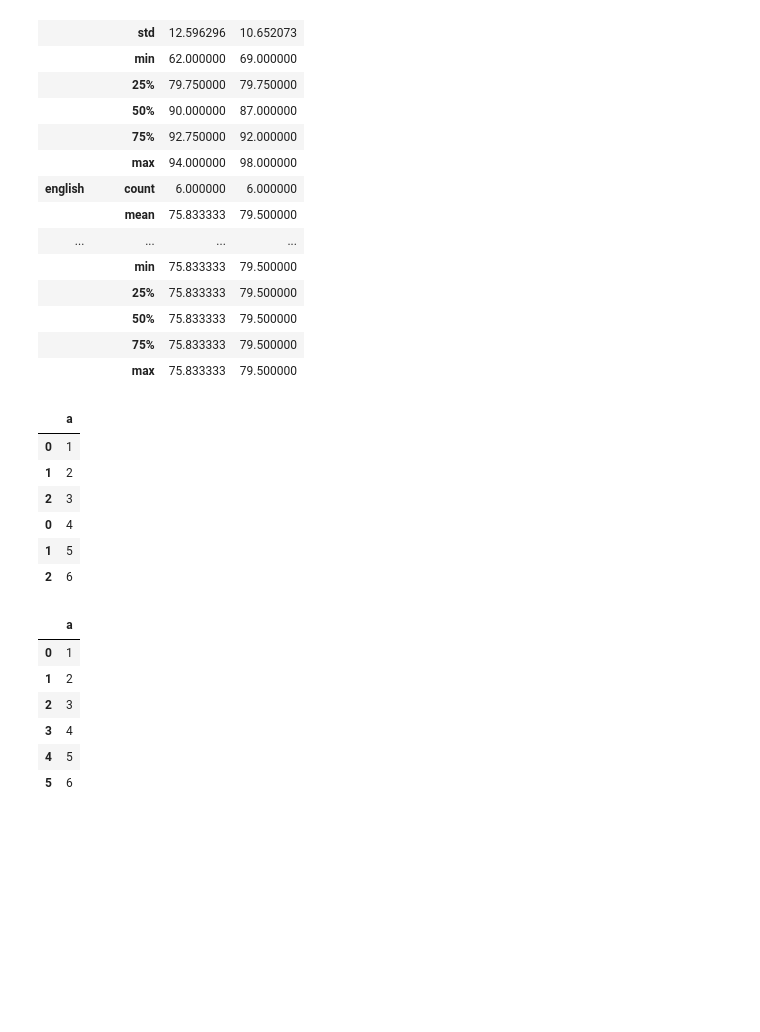
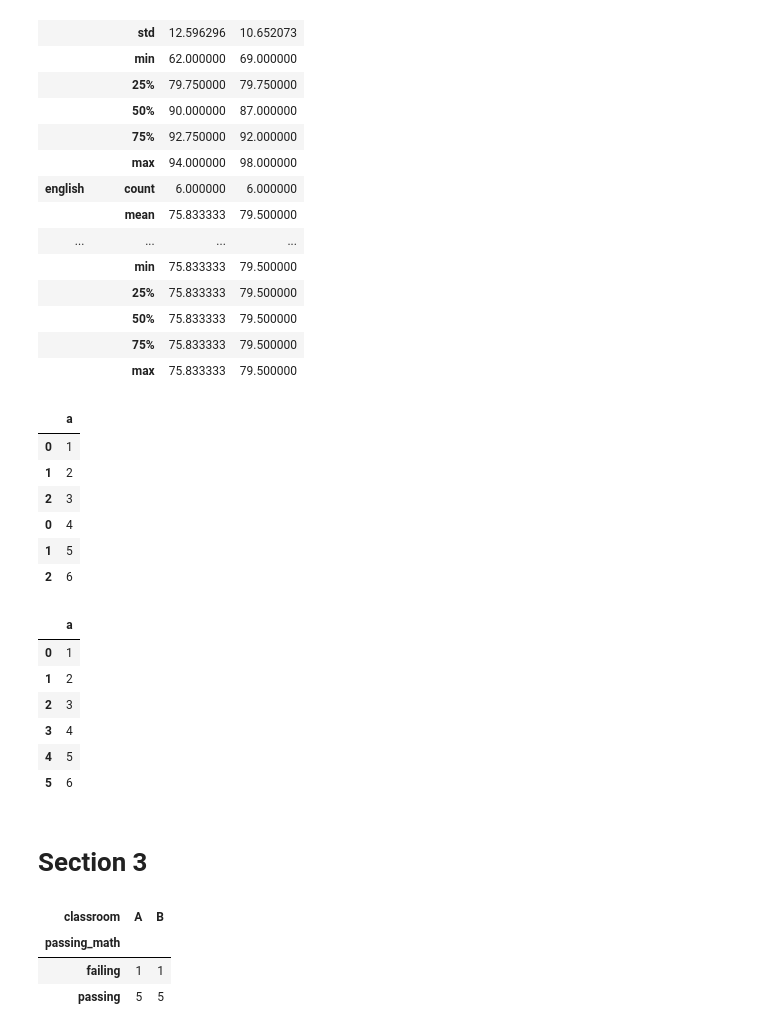
Before and after one commit to manuelparra1/data-science-libraries, a Jupyter notebook: advanced_dataframes_notes.ipynb, the cells around one changed output. Saved outputs shown, nothing was run; the diff lists cells and outputs as text; code cells hidden in the pictures; blank space fills up the shorter version.

```diff
--- a/advanced_dataframes_notes.ipynb
+++ b/advanced_dataframes_notes.ipynb
@@ -349,3 +349,12 @@ users = pd.DataFrame({
 
     'id':
 })
+# %% [markdown]
+# Section 3
+# %%
+pd.crosstab(df.passing_math, df.classroom)
+# %% [output]
+| classroom | A | B |
+| passing_math |  |  |
+| failing | 1 | 1 |
+| passing | 5 | 5 |
```
Also changed, not shown: parts of 10 cells of this notebook, 1 other file.
